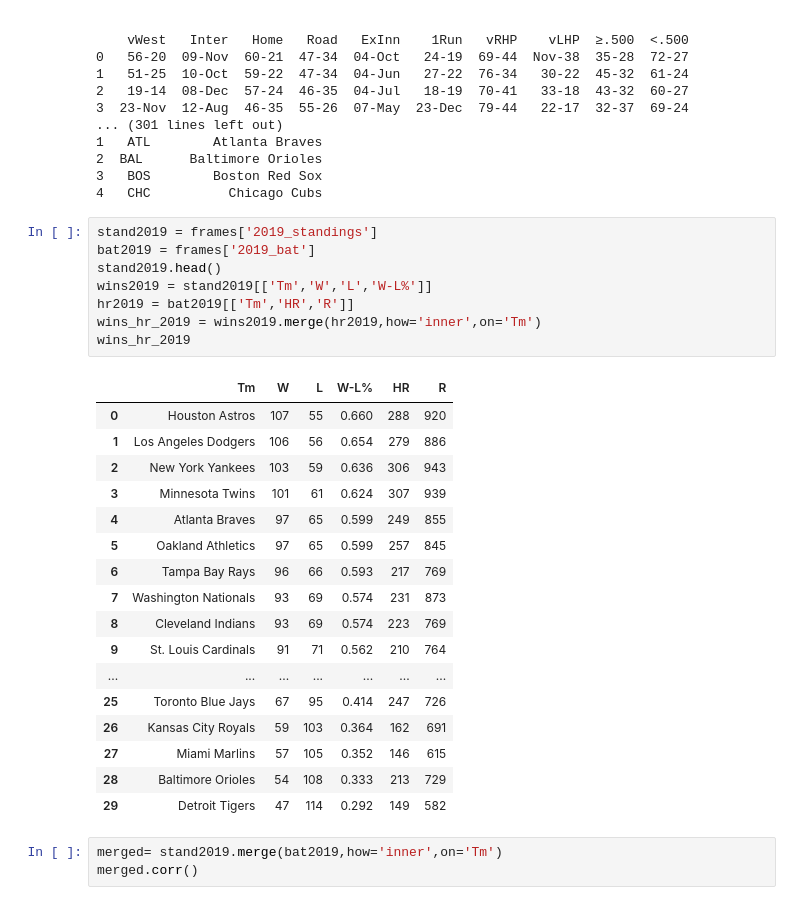
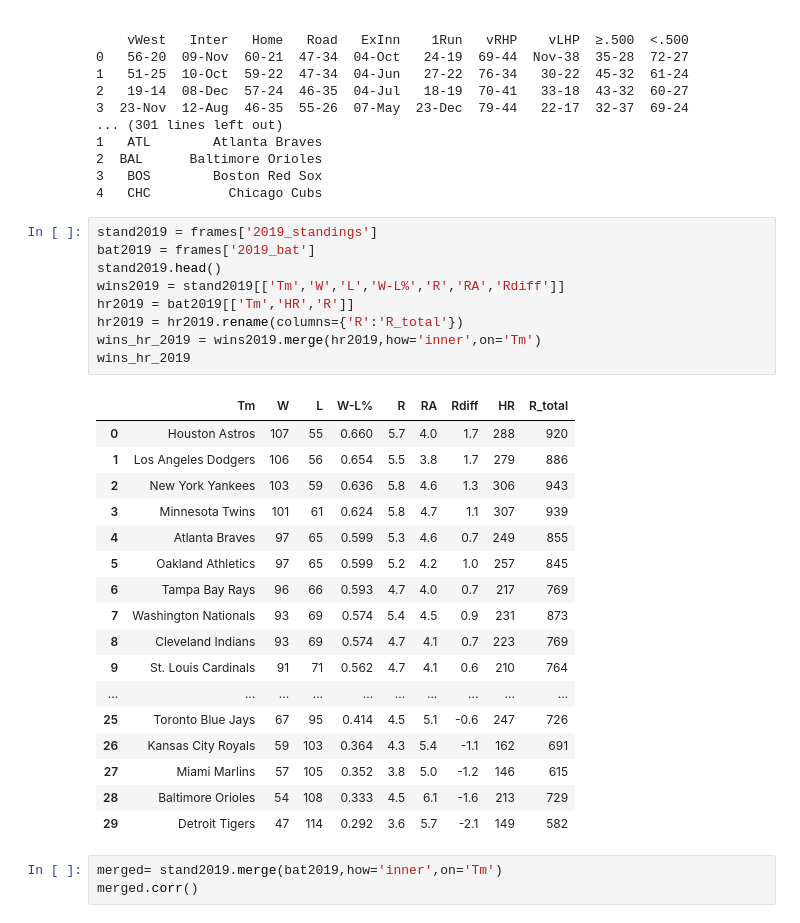
Before and after one commit to trent654321/Sports-Data-Analysis, a Jupyter notebook: team_stats_analysis.ipynb, the cells around one changed output. Drawn from its saved outputs; the diff is of its cells as text.

```diff
--- a/team_stats_analysis.ipynb
+++ b/team_stats_analysis.ipynb
@@ -39,29 +41,30 @@ for frame in frames:
 # %%
 stand2019 = frames['2019_standings']
 bat2019 = frames['2019_bat']
 stand2019.head()
-wins2019 = stand2019[['Tm','W','L','W-L%']]
+wins2019 = stand2019[['Tm','W','L','W-L%','R','RA','Rdiff']]
 hr2019 = bat2019[['Tm','HR','R']]
+hr2019 = hr2019.rename(columns={'R':'R_total'})
 wins_hr_2019 = wins2019.merge(hr2019,how='inner',on='Tm')
 wins_hr_2019
 # %% [output]
-|  | Tm | W | L | W-L% | HR | R |
-| 0 | Houston Astros | 107 | 55 | 0.660 | 288 | 920 |
-| 1 | Los Angeles Dodgers | 106 | 56 | 0.654 | 279 | 886 |
-| 2 | New York Yankees | 103 | 59 | 0.636 | 306 | 943 |
-| 3 | Minnesota Twins | 101 | 61 | 0.624 | 307 | 939 |
-| 4 | Atlanta Braves | 97 | 65 | 0.599 | 249 | 855 |
-| 5 | Oakland Athletics | 97 | 65 | 0.599 | 257 | 845 |
-| 6 | Tampa Bay Rays | 96 | 66 | 0.593 | 217 | 769 |
-| 7 | Washington Nationals | 93 | 69 | 0.574 | 231 | 873 |
-| 8 | Cleveland Indians | 93 | 69 | 0.574 | 223 | 769 |
-| 9 | St. Louis Cardinals | 91 | 71 | 0.562 | 210 | 764 |
-| ... | ... | ... | ... | ... | ... | ... |
-| 25 | Toronto Blue Jays | 67 | 95 | 0.414 | 247 | 726 |
-| 26 | Kansas City Royals | 59 | 103 | 0.364 | 162 | 691 |
-| 27 | Miami Marlins | 57 | 105 | 0.352 | 146 | 615 |
-| 28 | Baltimore Orioles | 54 | 108 | 0.333 | 213 | 729 |
-| 29 | Detroit Tigers | 47 | 114 | 0.292 | 149 | 582 |
+|  | Tm | W | L | W-L% | R | RA | Rdiff | HR | R_total |
+| 0 | Houston Astros | 107 | 55 | 0.660 | 5.7 | 4.0 | 1.7 | 288 | 920 |
+| 1 | Los Angeles Dodgers | 106 | 56 | 0.654 | 5.5 | 3.8 | 1.7 | 279 | 886 |
+| 2 | New York Yankees | 103 | 59 | 0.636 | 5.8 | 4.6 | 1.3 | 306 | 943 |
+| 3 | Minnesota Twins | 101 | 61 | 0.624 | 5.8 | 4.7 | 1.1 | 307 | 939 |
+| 4 | Atlanta Braves | 97 | 65 | 0.599 | 5.3 | 4.6 | 0.7 | 249 | 855 |
+| 5 | Oakland Athletics | 97 | 65 | 0.599 | 5.2 | 4.2 | 1.0 | 257 | 845 |
+| 6 | Tampa Bay Rays | 96 | 66 | 0.593 | 4.7 | 4.0 | 0.7 | 217 | 769 |
+| 7 | Washington Nationals | 93 | 69 | 0.574 | 5.4 | 4.5 | 0.9 | 231 | 873 |
+| 8 | Cleveland Indians | 93 | 69 | 0.574 | 4.7 | 4.1 | 0.7 | 223 | 769 |
+| 9 | St. Louis Cardinals | 91 | 71 | 0.562 | 4.7 | 4.1 | 0.6 | 210 | 764 |
+| ... | ... | ... | ... | ... | ... | ... | ... | ... | ... |
+| 25 | Toronto Blue Jays | 67 | 95 | 0.414 | 4.5 | 5.1 | -0.6 | 247 | 726 |
+| 26 | Kansas City Royals | 59 | 103 | 0.364 | 4.3 | 5.4 | -1.1 | 162 | 691 |
+| 27 | Miami Marlins | 57 | 105 | 0.352 | 3.8 | 5.0 | -1.2 | 146 | 615 |
+| 28 | Baltimore Orioles | 54 | 108 | 0.333 | 4.5 | 6.1 | -1.6 | 213 | 729 |
+| 29 | Detroit Tigers | 47 | 114 | 0.292 | 3.6 | 5.7 | -2.1 | 149 | 582 |
 # %%
 merged= stand2019.merge(bat2019,how='inner',on='Tm')
 merged.corr()
```
Also changed, not shown: parts of 5 cells of this notebook, 1 other file.
